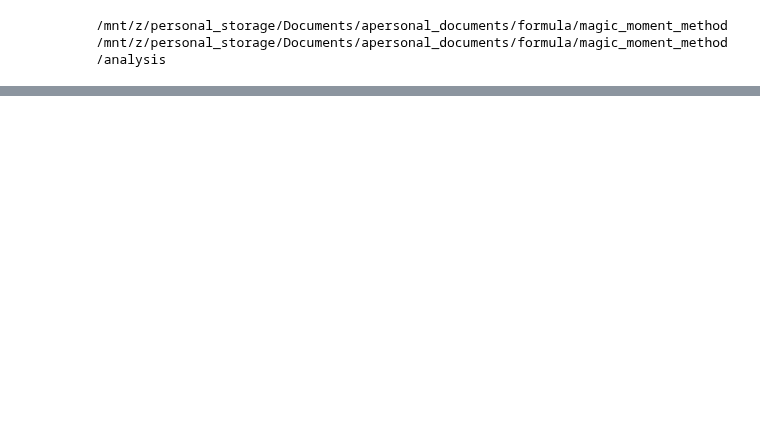
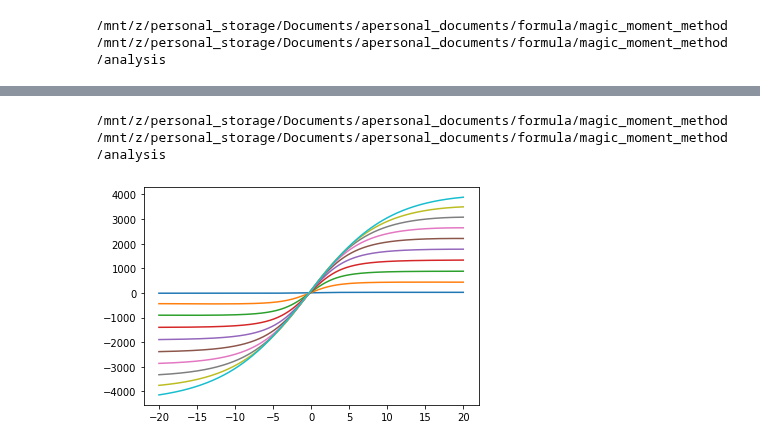
Before and after one commit to LonghornRacingElectric/magic_moment_method, a Jupyter notebook: analysis/MMM_plotter.ipynb, the cells around one changed output, grey strips where cells are left out. Cells and saved outputs as stored; diff of their text form; code cells hidden in the pictures; blank space fills up the shorter version.

```diff
--- a/analysis/MMM_plotter.ipynb
+++ b/analysis/MMM_plotter.ipynb
@@ -257,0 +258,14 @@ plt.show()
+# %%
+%cd ..
+import engine
+import vehicle_params
+%cd analysis/
+vehicle = engine.Vehicle(vehicle_params.EasyDriver())
+slip_angles = np.linspace(-20, 20, 1000)
+for normal_force in np.linspace(10, 2000, 10):
+    output_force = [vehicle.suspension.tires.front_right.lateral_pacejka(0, normal_force, y/180*np.pi) for y in slip_angles]
+    plt.plot(slip_angles, output_force)
+# %% [output]
+/mnt/z/personal_storage/Documents/apersonal_documents/formula/magic_moment_method
+/mnt/z/personal_storage/Documents/apersonal_documents/formula/magic_moment_method/analysis
+[figure, added]
```
Also changed, not shown: parts of 10 cells of this notebook, 9 other files.
